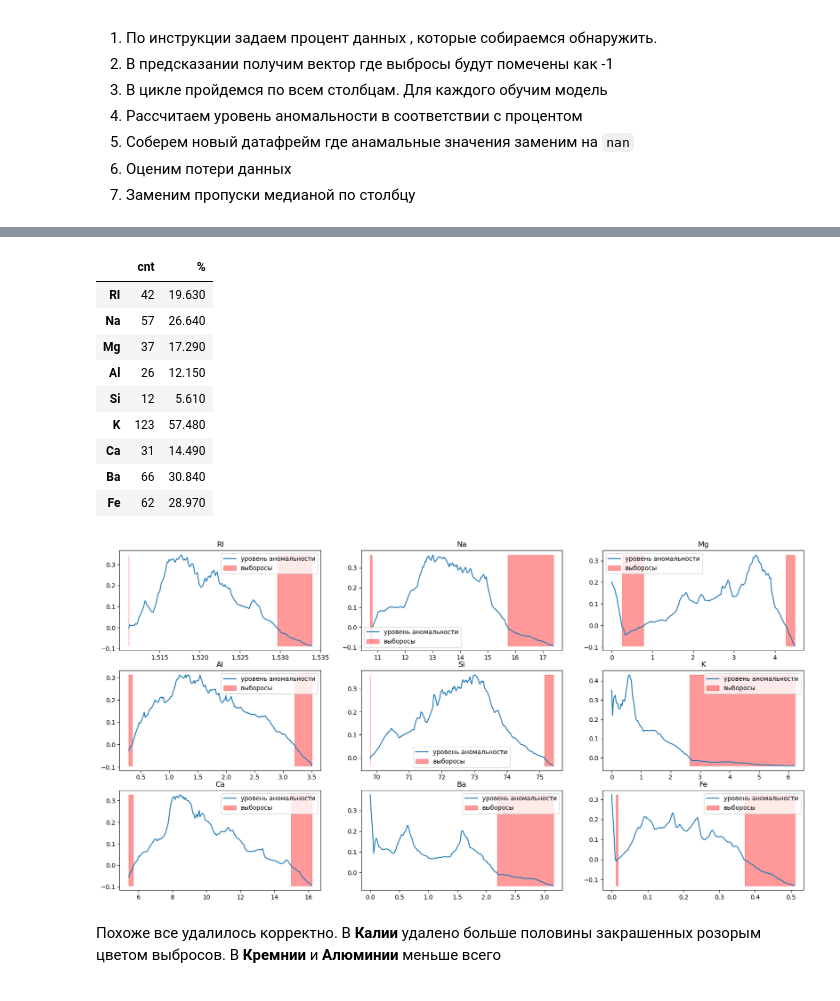
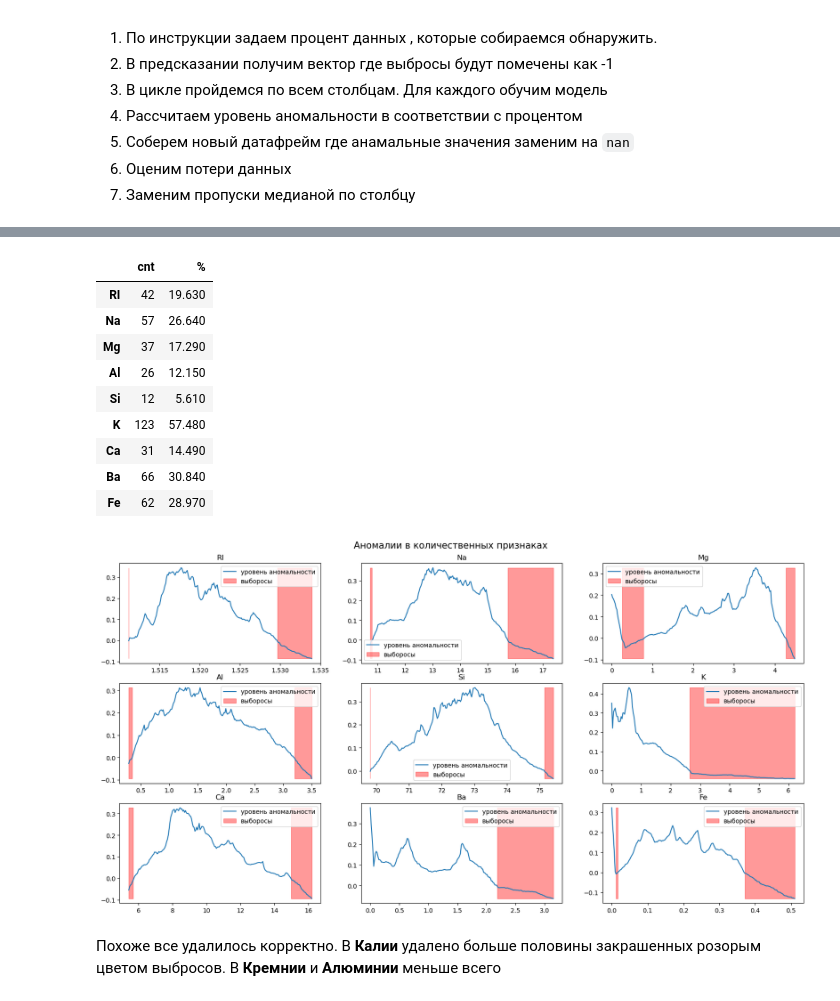
Before and after one commit to choodnovsky/Netilogiya_degp13, a Jupyter notebook: dz_8.10.ipynb, the cells around one changed output, grey strips where cells are left out. Drawn from its saved outputs; the diff is of its cells as text; code cells hidden in the pictures.

```diff
--- a/dz_8.10.ipynb
+++ b/dz_8.10.ipynb
@@ -272,34 +271,36 @@ for i, column in enumerate(cols):
     model.fit(glass_raw[column].values.reshape(-1,1))
 
     xx = np.linspace(glass_raw[column].min(), glass_raw[column].max(), len(glass_raw)).reshape(-1,1)
 
     anomaly_score = model.decision_function(xx)
     outlier = model.predict(xx)
 
     axs[i].plot(xx, anomaly_score, label='уровень аномальности')
     axs[i].fill_between(xx.T[0], np.min(anomaly_score), np.max(anomaly_score),
                      where=outlier==-1, color='r',
                      alpha=.4, label='выборосы')
     axs[i].legend()
     axs[i].set_title(column)
 
     glass_if[column] = glass_raw[column] * np.where(outlier > 0, outlier, np.nan)
+    plt.suptitle('Аномалии в количественных признаках', size=15, y=0.93)
+
 
 display(pd.concat([glass_if.isnull().sum().rename('cnt'), round((glass_if.isna().mean() * 100),2).rename('%')], axis=1))
 glass_if['Type'] = glass_raw['Type']
 glass_if.fillna(glass_if.median(axis=0), inplace=True)
 # %% [output]
 |  | cnt | % |
 | RI | 42 | 19.630 |
 | Na | 57 | 26.640 |
 | Mg | 37 | 17.290 |
 | Al | 26 | 12.150 |
 | Si | 12 | 5.610 |
 | K | 123 | 57.480 |
 | Ca | 31 | 14.490 |
 | Ba | 66 | 30.840 |
 | Fe | 62 | 28.970 |
-[figure, old version]
+[figure, new version]
 # %% [markdown]
 Похоже все удалилось корректно. В __Калии__ удалено больше половины закрашенных розорым цветом выбросов. В __Кремнии__ и __Алюминии__ меньше всего
 # %%
```
Also changed, not shown: parts of 3 cells of this notebook.
